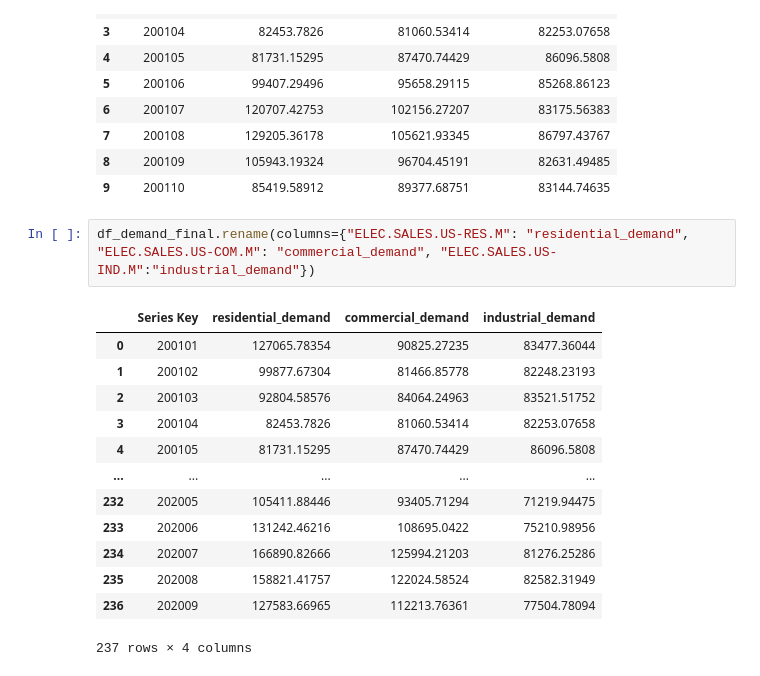
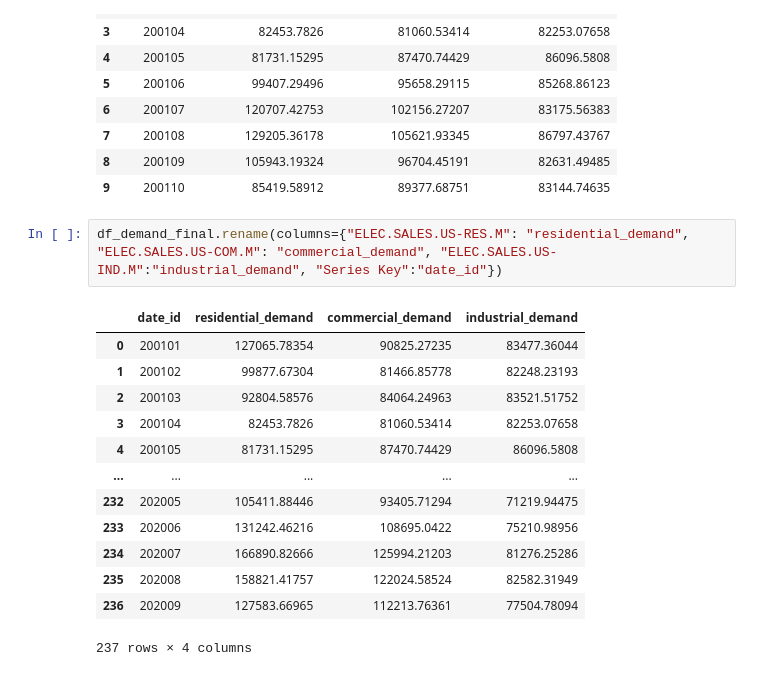
Before and after one commit to ksieng2012/ETL_Project, a Jupyter notebook: Notebooks/electricity_demand_price.ipynb, the cells around one changed output. Saved outputs shown, nothing was run; the diff lists cells and outputs as text.

```diff
--- a/Notebooks/electricity_demand_price.ipynb
+++ b/Notebooks/electricity_demand_price.ipynb
@@ -156,9 +146,9 @@ df_demand_final.head(10)
 | 8 | 200109 | 105943.19324 | 96704.45191 | 82631.49485 |
 | 9 | 200110 | 85419.58912 | 89377.68751 | 83144.74635 |
 # %%
-df_demand_final.rename(columns={"ELEC.SALES.US-RES.M": "residential_demand", "ELEC.SALES.US-COM.M": "commercial_demand", "ELEC.SALES.US-IND.M":"industrial_demand"})
+df_demand_final.rename(columns={"ELEC.SALES.US-RES.M": "residential_demand", "ELEC.SALES.US-COM.M": "commercial_demand", "ELEC.SALES.US-IND.M":"industrial_demand", "Series Key":"date_id"})
 # %% [output]
-|  | Series Key | residential_demand | commercial_demand | industrial_demand |
+|  | date_id | residential_demand | commercial_demand | industrial_demand |
 | 0 | 200101 | 127065.78354 | 90825.27235 | 83477.36044 |
 | 1 | 200102 | 99877.67304 | 81466.85778 | 82248.23193 |
 | 2 | 200103 | 92804.58576 | 84064.24963 | 83521.51752 |
```
Also changed, not shown: parts of 3 cells of this notebook.
